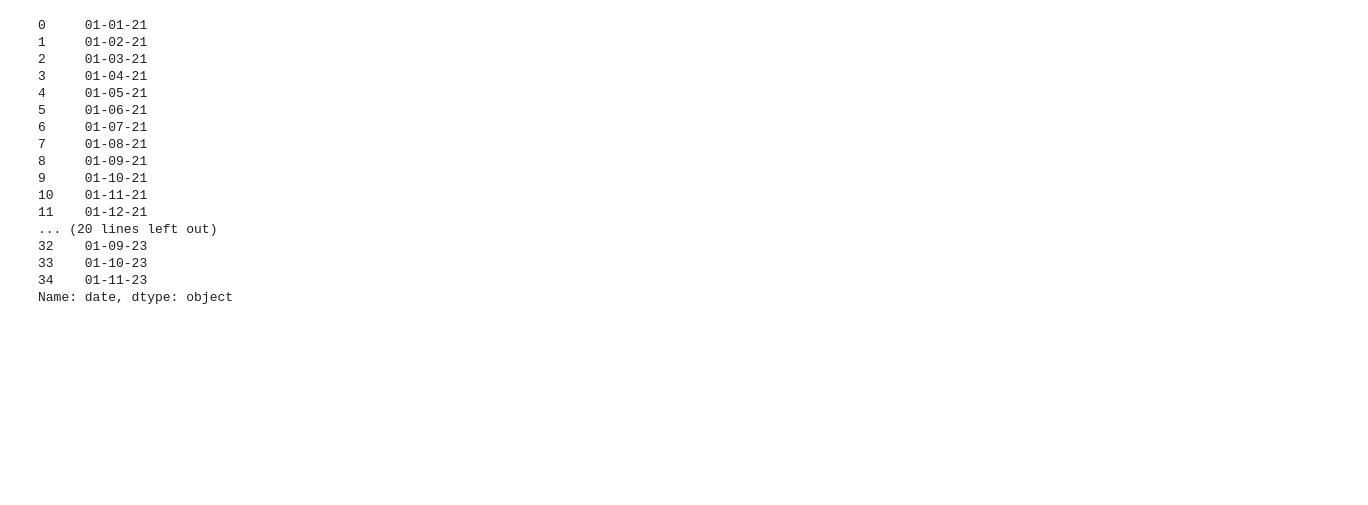
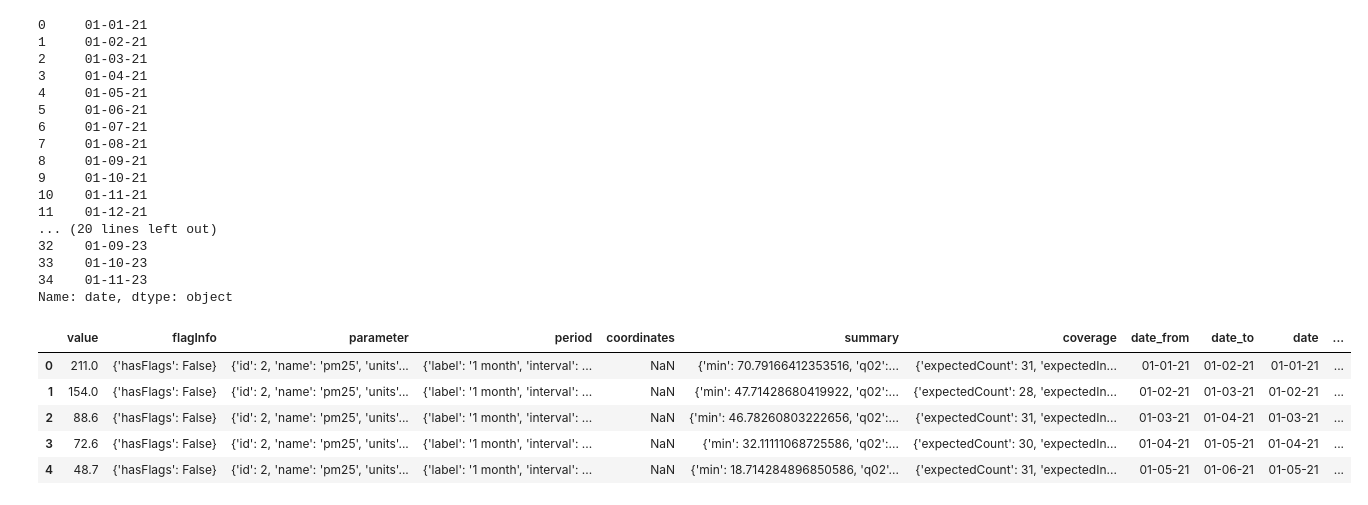
Before and after one commit to Herbeth1212/AirQuality, a Jupyter notebook: main.ipynb, the cells around one changed output. Cells and saved outputs as stored; diff of their text form; code cells hidden in the pictures; blank space fills up the shorter version.

```diff
--- a/main.ipynb
+++ b/main.ipynb
@@ -145,3 +152,13 @@ print(df["date"])
 33    01-10-23
 34    01-11-23
 Name: date, dtype: object
+# %%
+df = pd.merge(airQuality_data, health_data, on='date', how='inner')
+df.head()
+# %% [output]
+|  | value | flagInfo | parameter | period | coordinates | summary | coverage | date_from | date_to | date | ... |
+| 0 | 211.0 | {'hasFlags': False} | {'id': 2, 'name': 'pm25', 'units'... | {'label': '1 month', 'interval': ... | NaN | {'min': 70.79166412353516, 'q02':... | {'expectedCount': 31, 'expectedIn... | 01-01-21 | 01-02-21 | 01-01-21 | ... |
+| 1 | 154.0 | {'hasFlags': False} | {'id': 2, 'name': 'pm25', 'units'... | {'label': '1 month', 'interval': ... | NaN | {'min': 47.71428680419922, 'q02':... | {'expectedCount': 28, 'expectedIn... | 01-02-21 | 01-03-21 | 01-02-21 | ... |
+| 2 | 88.6 | {'hasFlags': False} | {'id': 2, 'name': 'pm25', 'units'... | {'label': '1 month', 'interval': ... | NaN | {'min': 46.78260803222656, 'q02':... | {'expectedCount': 31, 'expectedIn... | 01-03-21 | 01-04-21 | 01-03-21 | ... |
+| 3 | 72.6 | {'hasFlags': False} | {'id': 2, 'name': 'pm25', 'units'... | {'label': '1 month', 'interval': ... | NaN | {'min': 32.11111068725586, 'q02':... | {'expectedCount': 30, 'expectedIn... | 01-04-21 | 01-05-21 | 01-04-21 | ... |
+| 4 | 48.7 | {'hasFlags': False} | {'id': 2, 'name': 'pm25', 'units'... | {'label': '1 month', 'interval': ... | NaN | {'min': 18.714284896850586, 'q02'... | {'expectedCount': 31, 'expectedIn... | 01-05-21 | 01-06-21 | 01-05-21 | ... |
```
Also changed, not shown: parts of 8 cells of this notebook, 2 other files.
